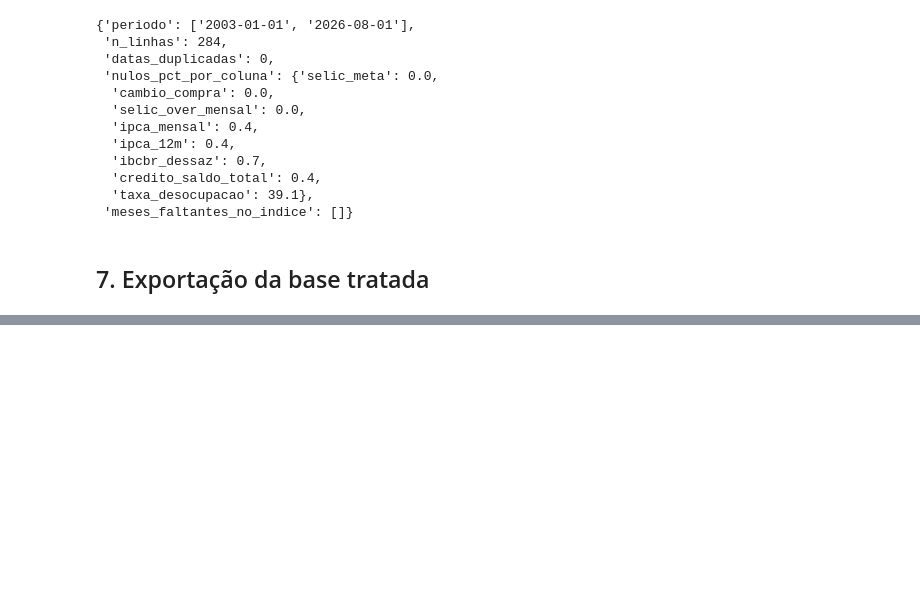
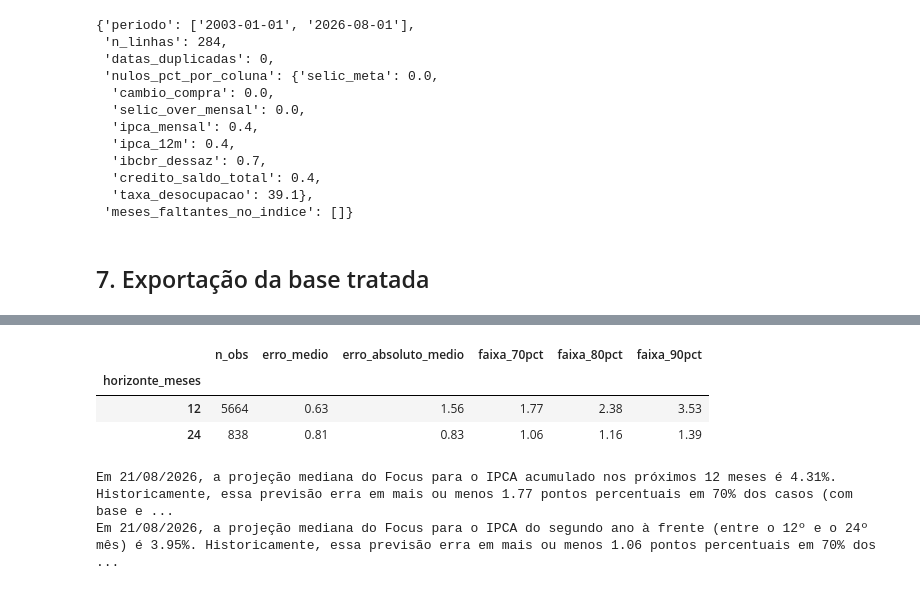
Before and after one commit to CarlosRoza/Projetos_dissertacao, a Jupyter notebook: testeghia.ipynb, the cells around one changed output, grey strips where cells are left out. Cells and saved outputs as stored; diff of their text form; code cells hidden in the pictures; blank space fills up the shorter version.

```diff
--- a/testeghia.ipynb
+++ b/testeghia.ipynb
@@ -424,0 +566,25 @@ Base exportada: dados_ghia/base_ghia_mensal.parquet (284 linhas x 8 colunas)
+# %%
+def resumir_incerteza_focus(df_erros: pd.DataFrame, niveis: tuple[float, ...] = (0.70, 0.80, 0.90)) -> pd.DataFrame:
+    """
+    Resume, por horizonte, a faixa de erro absoluto do Focus nos níveis de confiança
+    pedidos (ex.: erro absoluto ficou dentro de ± Y em 70% dos casos históricos).
+    """
+    linhas = []
+    for horizonte, grupo in df_erros.groupby("horizonte_meses"):
+        erro_abs = grupo["erro"].abs()
+        linha = {
+            "horizonte_meses": horizonte,
+            "n_obs": len(grupo),
+            "erro_medio": grupo["erro"].mean(),
+            "erro_absoluto_medio": erro_abs.mean(),
+        }
+        for nivel in niveis:
+            linha[f"faixa_{int(nivel*100)}pct"] = erro_abs.quantile(nivel)
+        linhas.append(linha)
+    return pd.DataFrame(linhas).set_index("horizonte_meses").round(2)
+
+
+resumo_incerteza = resumir_incerteza_focus(df_erros_focus)
+registrar_log("resumo_incerteza_focus", "ok", resumo_incerteza.to_dict(orient="index"))
+resumo_incerteza
+# %% [output]
@@ -424,0 +592,33 @@ Base exportada: dados_ghia/base_ghia_mensal.parquet (284 linhas x 8 colunas)
+|  | n_obs | erro_medio | erro_absoluto_medio | faixa_70pct | faixa_80pct | faixa_90pct |
+| horizonte_meses |  |  |  |  |  |  |
+| 12 | 5664 | 0.63 | 1.56 | 1.77 | 2.38 | 3.53 |
+| 24 | 838 | 0.81 | 0.83 | 1.06 | 1.16 | 1.39 |
+# %%
+DESCRICAO_HORIZONTE = {
+    12: "o IPCA acumulado nos próximos 12 meses",
+    24: "o IPCA do segundo ano à frente (entre o 12º e o 24º mês)",
+}
+
+
+def frase_incerteza_focus(horizonte_meses: int, previsoes: pd.DataFrame, resumo: pd.DataFrame, nivel: float = 0.70) -> str:
+    """
+    Monta a frase de comunicação de incerteza para um horizonte: previsão atual do
+    Focus + faixa histórica de erro absoluto no nível de confiança escolhido.
+    """
+    previsto_atual = previsoes["Mediana"].iloc[-1]
+    data_previsao = previsoes.index[-1].strftime("%d/%m/%Y")
+    faixa = resumo.loc[horizonte_meses, f"faixa_{int(nivel*100)}pct"]
+    descricao = DESCRICAO_HORIZONTE[horizonte_meses]
+    return (
+        f"Em {data_previsao}, a projeção mediana do Focus para {descricao} é "
+        f"{previsto_atual:.2f}%. Historicamente, essa previsão erra em mais ou menos "
+        f"{faixa:.2f} pontos percentuais em {int(nivel*100)}% dos casos "
+        f"(com base em {int(resumo.loc[horizonte_meses, 'n_obs'])} observações)."
+    )
+
+
+print(frase_incerteza_focus(12, df_focus_12m, resumo_incerteza))
+print(frase_incerteza_focus(24, df_focus_24m, resumo_incerteza))
+# %% [output]
+Em 21/08/2026, a projeção mediana do Focus para o IPCA acumulado nos próximos 12 meses é 4.31%. Historicamente, essa previsão erra em mais ou menos 1.77 pontos percentuais em 70% dos casos (com base e ...
+Em 21/08/2026, a projeção mediana do Focus para o IPCA do segundo ano à frente (entre o 12º e o 24º mês) é 3.95%. Historicamente, essa previsão erra em mais ou menos 1.06 pontos percentuais em 70% dos ...
```
Also changed, not shown: parts of 15 cells of this notebook.
